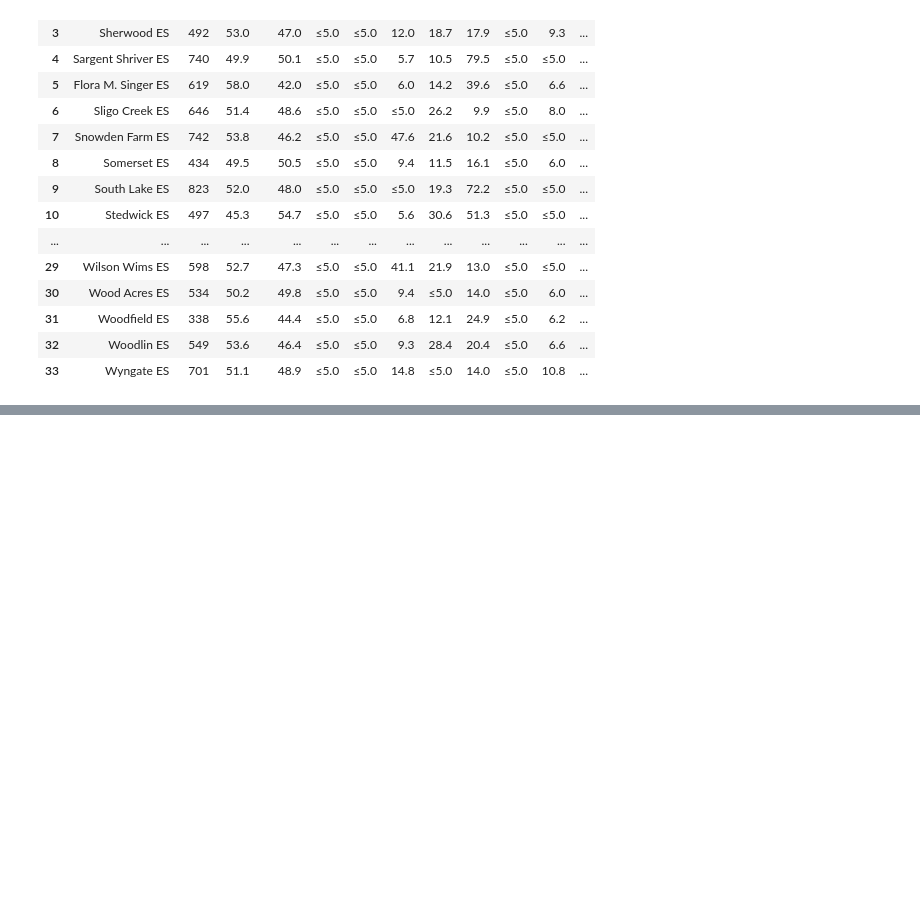
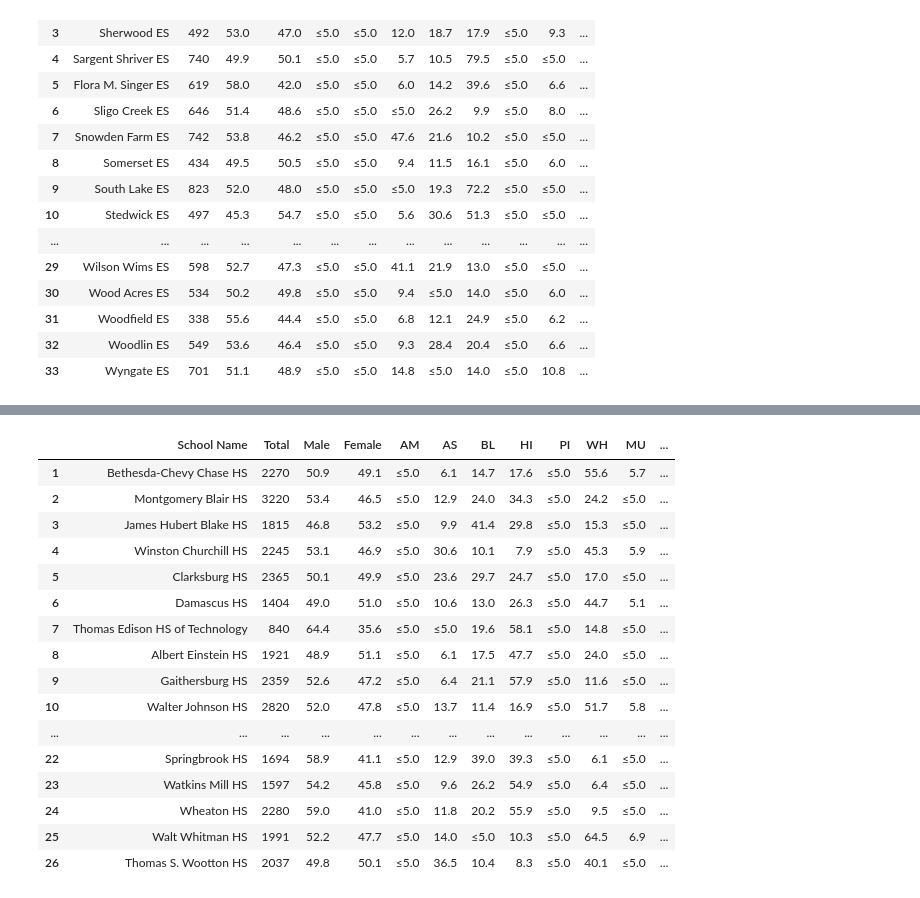
Before and after one commit to rinatorch/mcps_scrape, a Jupyter notebook: hello_jupyter.ipynb, the cells around one changed output, grey strips where cells are left out. Drawn from its saved outputs; the diff is of its cells as text; code cells hidden in the pictures; blank space fills up the shorter version.

```diff
--- a/hello_jupyter.ipynb
+++ b/hello_jupyter.ipynb
@@ -301,0 +371,30 @@ big_pdf = pdfplumber.open(big_pdf_path)
+# %%
+#Targeting the table on the one page document and getting lists.
+table_hs21 = pdf21.pages[466].extract_table()
+
+table_hs21 = pd.DataFrame(table_hs21[1::],columns=table_hs21[0])
+
+#Resetting the column names.
+table_hs21.columns = table_hs21.iloc[0]
+table_hs21 = table_hs21[1:]
+
+#Add cols.
+table_hs21
+# %% [output]
+|  | School Name | Total | Male | Female | AM | AS | BL | HI | PI | WH | MU | ... |
+| 1 | Bethesda-Chevy Chase HS | 2270 | 50.9 | 49.1 | ≤5.0 | 6.1 | 14.7 | 17.6 | ≤5.0 | 55.6 | 5.7 | ... |
+| 2 | Montgomery Blair HS | 3220 | 53.4 | 46.5 | ≤5.0 | 12.9 | 24.0 | 34.3 | ≤5.0 | 24.2 | ≤5.0 | ... |
+| 3 | James Hubert Blake HS | 1815 | 46.8 | 53.2 | ≤5.0 | 9.9 | 41.4 | 29.8 | ≤5.0 | 15.3 | ≤5.0 | ... |
+| 4 | Winston Churchill HS | 2245 | 53.1 | 46.9 | ≤5.0 | 30.6 | 10.1 | 7.9 | ≤5.0 | 45.3 | 5.9 | ... |
+| 5 | Clarksburg HS | 2365 | 50.1 | 49.9 | ≤5.0 | 23.6 | 29.7 | 24.7 | ≤5.0 | 17.0 | ≤5.0 | ... |
+| 6 | Damascus HS | 1404 | 49.0 | 51.0 | ≤5.0 | 10.6 | 13.0 | 26.3 | ≤5.0 | 44.7 | 5.1 | ... |
+| 7 | Thomas Edison HS of Technology | 840 | 64.4 | 35.6 | ≤5.0 | ≤5.0 | 19.6 | 58.1 | ≤5.0 | 14.8 | ≤5.0 | ... |
+| 8 | Albert Einstein HS | 1921 | 48.9 | 51.1 | ≤5.0 | 6.1 | 17.5 | 47.7 | ≤5.0 | 24.0 | ≤5.0 | ... |
+| 9 | Gaithersburg HS | 2359 | 52.6 | 47.2 | ≤5.0 | 6.4 | 21.1 | 57.9 | ≤5.0 | 11.6 | ≤5.0 | ... |
+| 10 | Walter Johnson HS | 2820 | 52.0 | 47.8 | ≤5.0 | 13.7 | 11.4 | 16.9 | ≤5.0 | 51.7 | 5.8 | ... |
+| ... | ... | ... | ... | ... | ... | ... | ... | ... | ... | ... | ... | ... |
+| 22 | Springbrook HS | 1694 | 58.9 | 41.1 | ≤5.0 | 12.9 | 39.0 | 39.3 | ≤5.0 | 6.1 | ≤5.0 | ... |
+| 23 | Watkins Mill HS | 1597 | 54.2 | 45.8 | ≤5.0 | 9.6 | 26.2 | 54.9 | ≤5.0 | 6.4 | ≤5.0 | ... |
+| 24 | Wheaton HS | 2280 | 59.0 | 41.0 | ≤5.0 | 11.8 | 20.2 | 55.9 | ≤5.0 | 9.5 | ≤5.0 | ... |
+| 25 | Walt Whitman HS | 1991 | 52.2 | 47.7 | ≤5.0 | 14.0 | ≤5.0 | 10.3 | ≤5.0 | 64.5 | 6.9 | ... |
+| 26 | Thomas S. Wootton HS | 2037 | 49.8 | 50.1 | ≤5.0 | 36.5 | 10.4 | 8.3 | ≤5.0 | 40.1 | ≤5.0 | ... |
```
Also changed, not shown: parts of 5 cells of this notebook, 1 other file.
